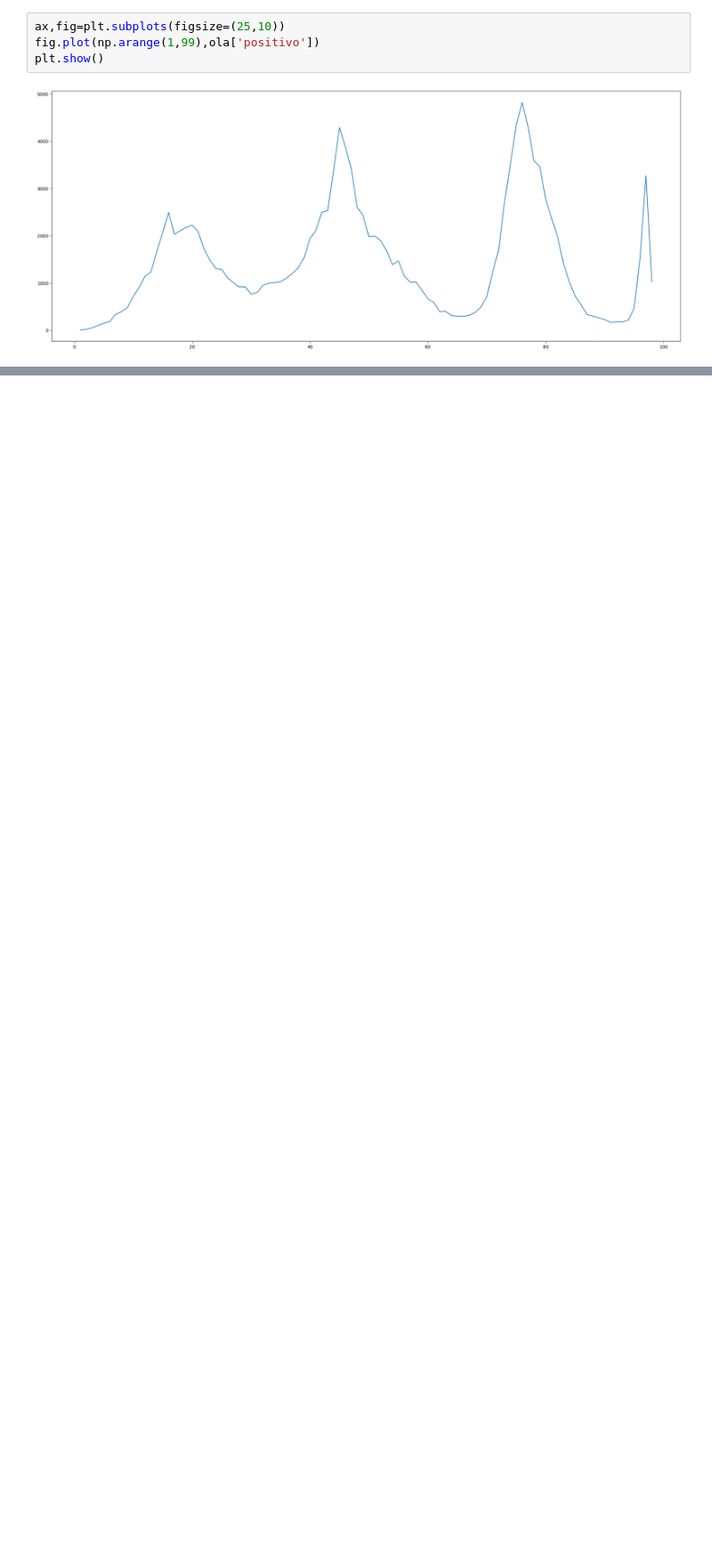
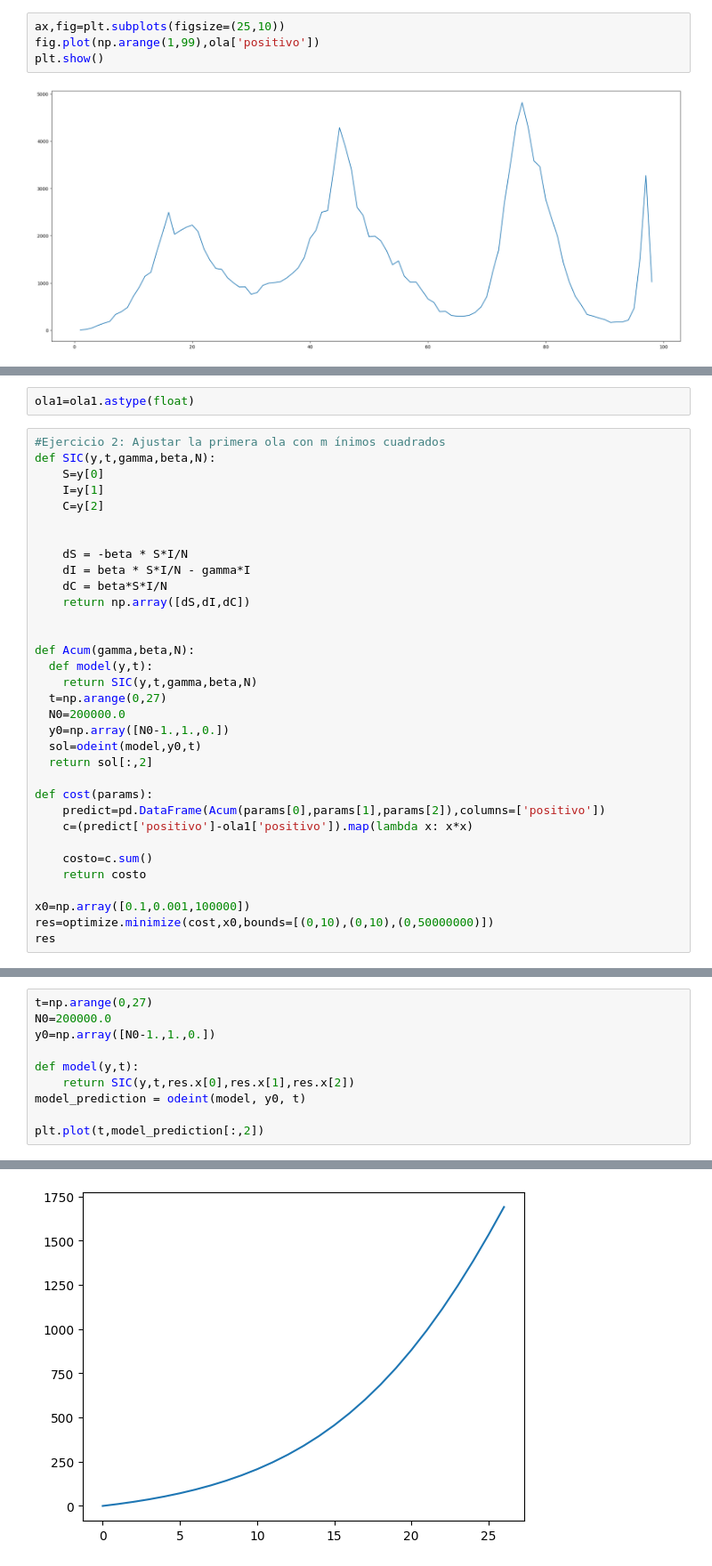
Before and after one commit to HilbertN/Analisis_de_datos_Tareas, a Jupyter notebook: Tarea3_Ajuste_de_parametros.ipynb, the cells around one changed output, grey strips where cells are left out. Shown at 89% size. Drawn from its saved outputs; the diff is of its cells as text; blank space fills up the shorter version.

```diff
--- a/Tarea3_Ajuste_de_parametros.ipynb
+++ b/Tarea3_Ajuste_de_parametros.ipynb
@@ -87,0 +142,35 @@ plt.show()
+# %%
+ola1=ola1.astype(float)
+# %%
+#Ejercicio 2: Ajustar la primera ola con m ́ınimos cuadrados
+def SIC(y,t,gamma,beta,N):
+	S=y[0]
+	I=y[1]
+	C=y[2]
+
+
+	dS = -beta * S*I/N
+	dI = beta * S*I/N - gamma*I
+	dC = beta*S*I/N
+	return np.array([dS,dI,dC])
+
+
+def Acum(gamma,beta,N):
+  def model(y,t):
+    return SIC(y,t,gamma,beta,N)
+  t=np.arange(0,27)
+  N0=200000.0
+  y0=np.array([N0-1.,1.,0.])
+  sol=odeint(model,y0,t)
+  return sol[:,2]
+
+def cost(params):
+    predict=pd.DataFrame(Acum(params[0],params[1],params[2]),columns=['positivo'])
+    c=(predict['positivo']-ola1['positivo']).map(lambda x: x*x)
+
+    costo=c.sum()
+    return costo
+
+x0=np.array([0.1,0.001,100000])
+res=optimize.minimize(cost,x0,bounds=[(0,10),(0,10),(0,50000000)])
+res
@@ -87,0 +213,11 @@ plt.show()
+# %%
+t=np.arange(0,27)
+N0=200000.0
+y0=np.array([N0-1.,1.,0.])
+
+def model(y,t):
+	return SIC(y,t,res.x[0],res.x[1],res.x[2])
+model_prediction = odeint(model, y0, t)
+
+plt.plot(t,model_prediction[:,2])
+# %% [output]
@@ -87,0 +225 @@ plt.show()
+[figure, added]
```
Also changed, not shown: parts of 14 cells of this notebook.
